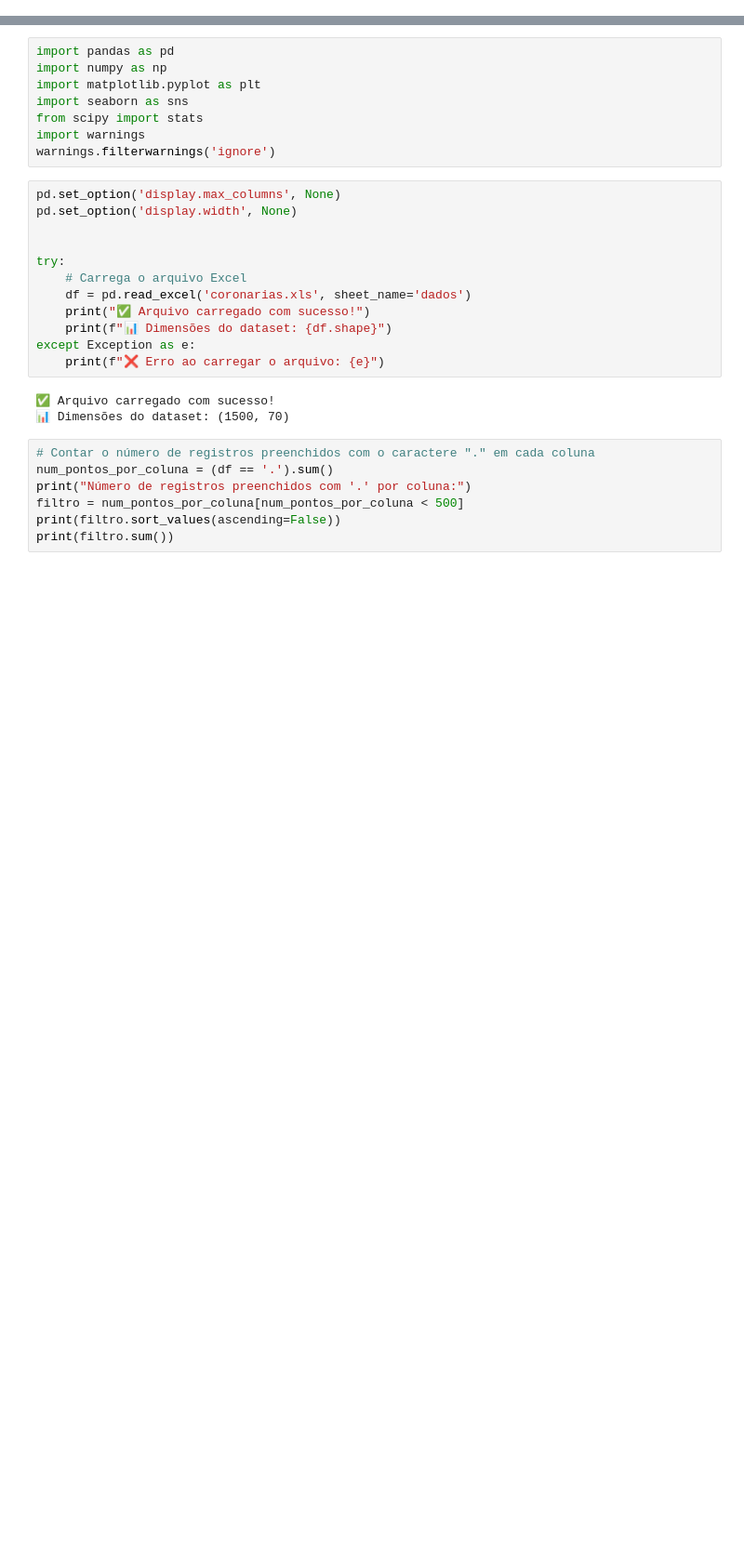
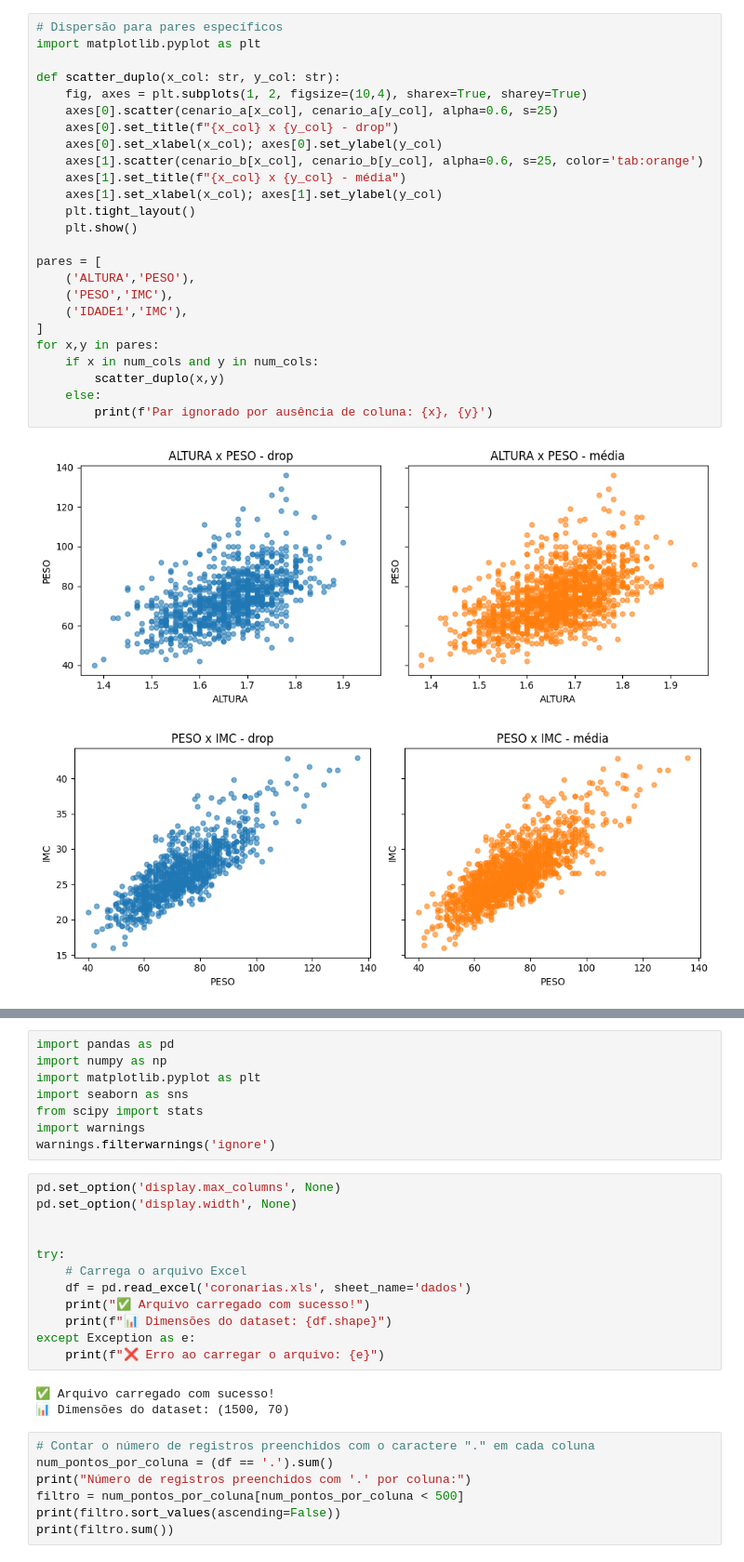
Before and after one commit to gabrielmarchesano/data-analysis-mqam, a Jupyter notebook: analise_coronarias.ipynb, the cells around one changed output, grey strips where cells are left out. Shown at 93% size. Cells and saved outputs as stored; diff of their text form; blank space fills up the shorter version.

```diff
--- a/analise_coronarias.ipynb
+++ b/analise_coronarias.ipynb
@@ -0,0 +224,28 @@
+# %%
+# Dispersão para pares específicos
+import matplotlib.pyplot as plt
+
+def scatter_duplo(x_col: str, y_col: str):
+    fig, axes = plt.subplots(1, 2, figsize=(10,4), sharex=True, sharey=True)
+    axes[0].scatter(cenario_a[x_col], cenario_a[y_col], alpha=0.6, s=25)
+    axes[0].set_title(f"{x_col} x {y_col} - drop")
+    axes[0].set_xlabel(x_col); axes[0].set_ylabel(y_col)
+    axes[1].scatter(cenario_b[x_col], cenario_b[y_col], alpha=0.6, s=25, color='tab:orange')
+    axes[1].set_title(f"{x_col} x {y_col} - média")
+    axes[1].set_xlabel(x_col); axes[1].set_ylabel(y_col)
+    plt.tight_layout()
+    plt.show()
+
+pares = [
+    ('ALTURA','PESO'),
+    ('PESO','IMC'),
+    ('IDADE1','IMC'),
+]
+for x,y in pares:
+    if x in num_cols and y in num_cols:
+        scatter_duplo(x,y)
+    else:
+        print(f'Par ignorado por ausência de coluna: {x}, {y}')
+# %% [output]
+[figure, added]
+[figure, added]
```
Also changed, not shown: parts of 11 cells of this notebook.
